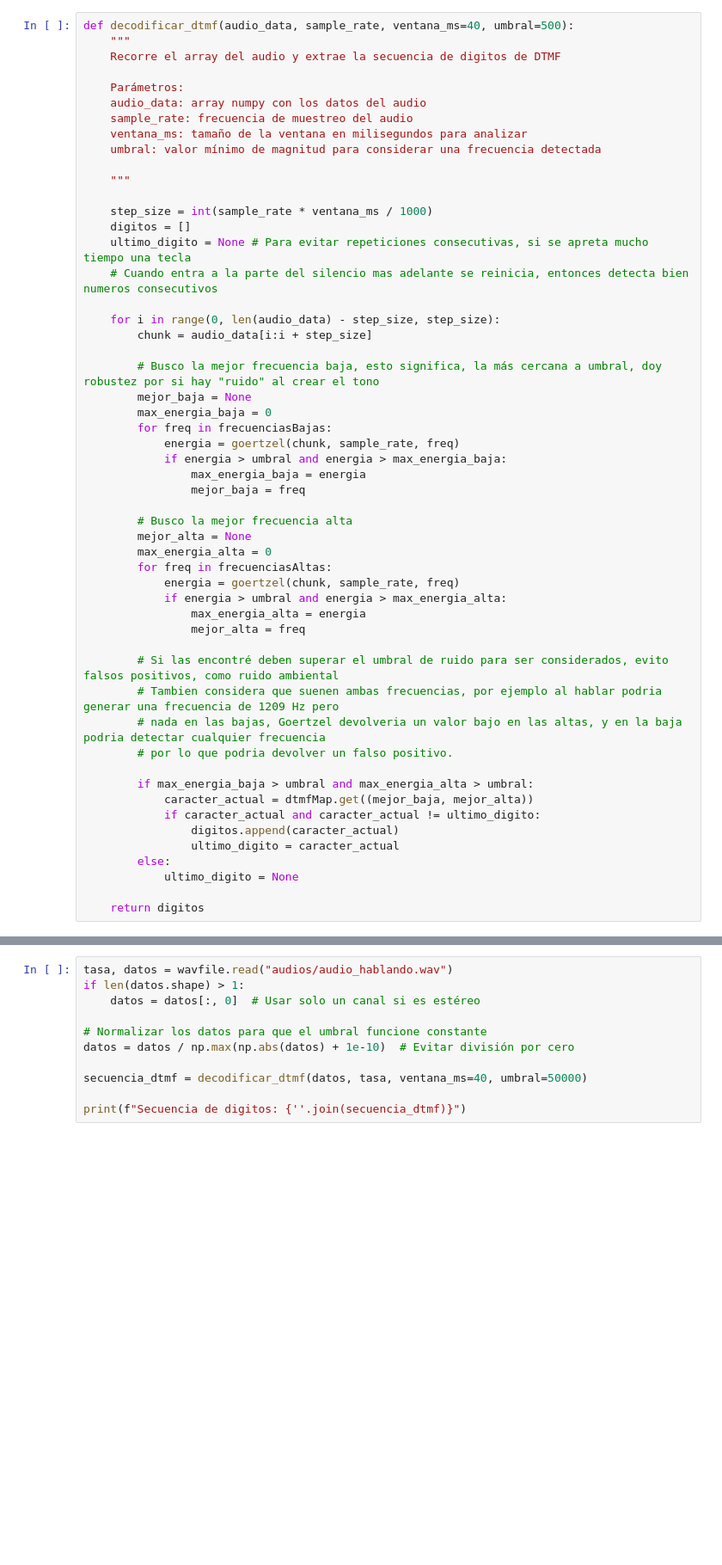
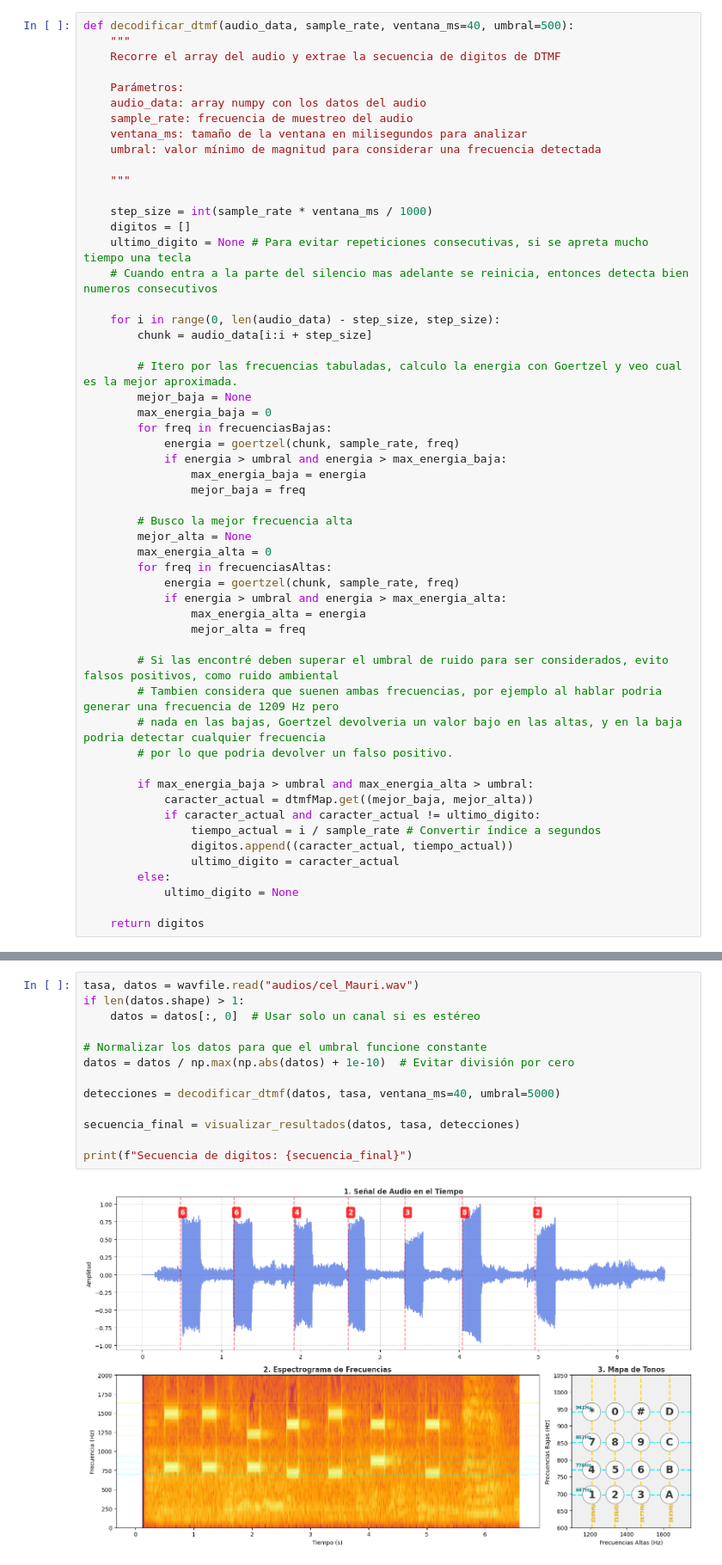
Before and after one commit to Tadeo-AR26/DTMFsignaling, a Jupyter notebook: main.ipynb, the cells around one changed output, grey strips where cells are left out. Shown at 86% size. Saved outputs shown, nothing was run; the diff lists cells and outputs as text; blank space fills up the shorter version.

```diff
--- a/main.ipynb
+++ b/main.ipynb
@@ -54,7 +54,7 @@ def decodificar_dtmf(audio_data, sample_rate, ventana_ms=40, umbral=500):
     for i in range(0, len(audio_data) - step_size, step_size):
         chunk = audio_data[i:i + step_size]
 
-        # Busco la mejor frecuencia baja, esto significa, la más cercana a umbral, doy robustez por si hay "ruido" al crear el tono
+        # Itero por las frecuencias tabuladas, calculo la energia con Goertzel y veo cual es la mejor aproximada.
         mejor_baja = None
         max_energia_baja = 0
         for freq in frecuenciasBajas:
@@ -80,7 +80,8 @@ def decodificar_dtmf(audio_data, sample_rate, ventana_ms=40, umbral=500):
         if max_energia_baja > umbral and max_energia_alta > umbral:
             caracter_actual = dtmfMap.get((mejor_baja, mejor_alta))
             if caracter_actual and caracter_actual != ultimo_digito:
-                digitos.append(caracter_actual)
+                tiempo_actual = i / sample_rate # Convertir índice a segundos
+                digitos.append((caracter_actual, tiempo_actual))
                 ultimo_digito = caracter_actual
         else:
             ultimo_digito = None
@@ -89,12 +185,15 @@ def decodificar_dtmf(audio_data, sample_rate, ventana_ms=40, umbral=500):
 # %%
-tasa, datos = wavfile.read("audios/audio_hablando.wav")
+tasa, datos = wavfile.read("audios/cel_Mauri.wav")
 if len(datos.shape) > 1:
     datos = datos[:, 0]  # Usar solo un canal si es estéreo
 
 # Normalizar los datos para que el umbral funcione constante
 datos = datos / np.max(np.abs(datos) + 1e-10)  # Evitar división por cero
 
-secuencia_dtmf = decodificar_dtmf(datos, tasa, ventana_ms=40, umbral=50000)
+detecciones = decodificar_dtmf(datos, tasa, ventana_ms=40, umbral=5000)
 
-print(f"Secuencia de digitos: {''.join(secuencia_dtmf)}")
+secuencia_final = visualizar_resultados(datos, tasa, detecciones)
+
+print(f"Secuencia de digitos: {secuencia_final}")
 # %% [output]
+[figure, added]
```
Also changed, not shown: parts of 3 cells of this notebook, 1 other file.
